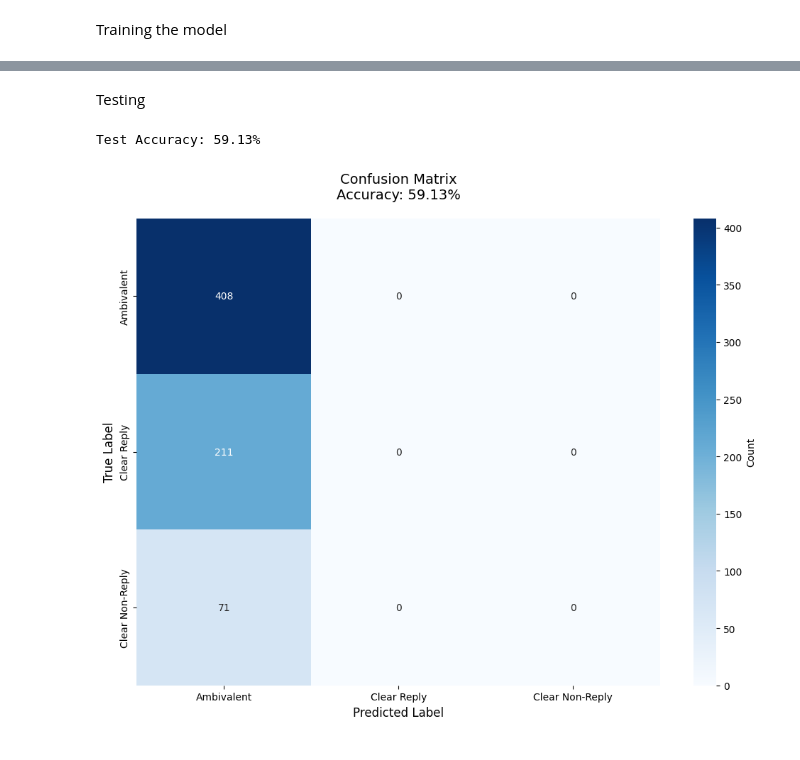
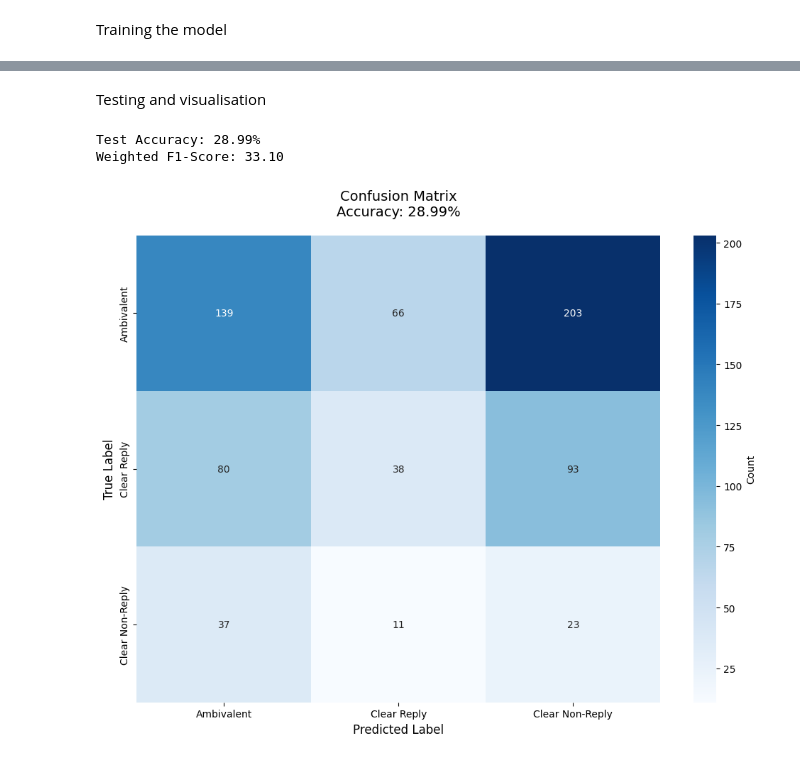
Before and after one commit to emni8523/nlp_semeval, a Jupyter notebook: notebooks/gru.ipynb, the cells around one changed output, grey strips where cells are left out. Drawn from its saved outputs; the diff is of its cells as text; code cells hidden in the pictures.

```diff
--- a/notebooks/gru.ipynb
+++ b/notebooks/gru.ipynb
@@ -34,0 +39,4 @@ df.head
+# %%
+df = pd.read_csv('../dataset/training_data_processed.csv')
+df = df.drop(columns=['gpt3.5_summary','gpt3.5_prediction'])
+print(df.head)
@@ -154,3 +334,8 @@ Number of test samples when straified: torch.Size([690, 256])
+# %%
+X_a_train, X_q_train, y_train = undersample_with_ratio(X_a_train, X_q_train, y_train)
+batch_size = 32
+train_dataset = TensorDataset(X_a_train, X_q_train, y_train)
+train_loader = DataLoader(train_dataset, batch_size=batch_size)
 # %% [markdown]
 GRU model
 # %%
@@ -209,10 +416,12 @@ Training the model
 # %%
 def train(model, loader, optimizer, loss_fn, epochs):
     for epoch in range(epochs):
-        print(f'Nr: {epoch}')
+        print(f'Nr: {epoch + 1}')
         total_loss = 0
         correct = 0
         total = 0
+        class_correct = torch.zeros(3)
+        class_total = torch.zeros(3)
 
         for X_q_batch, X_a_batch, y_batch in loader:
             optimizer.zero_grad()
@@ -228,13 +437,26 @@ def train(model, loader, optimizer, loss_fn, epochs):
             correct += (predicted == y_batch).sum().item()
             total += y_batch.size(0)
 
+            for c in range(3):
+                mask = y_batch == c
+                class_total[c] += mask.sum().item()
+                class_correct[c] += (predicted[mask] == y_batch[mask]).sum().item()
+
         accuracy = 100 * correct / total
         avg_loss = total_loss / len(loader)
         print(f"Epoch {epoch+1}/{epochs} - Loss: {avg_loss:.4f} - Accuracy: {accuracy:.2f}%")
 
+        print(" Per-class accuracy:")
+        for c in range(3):
+            if class_total[c] > 0:
+                class_acc = 100 * class_correct[c] / class_total[c]
+                print(f" Class {c}: {class_acc:.2f}% (n={int(class_total[c])})")
+            else:
+                print(f" Class {c}: No samples")
+        print()
+
     return model
 
-# Train the model
-num_epochs = 10
+num_epochs = 20
 trained_model = train(model, train_loader, optimizer, loss_fn, num_epochs)
 # %% [output]
@@ -261,10 +503,6 @@ Epoch 10/10 - Loss: 1.0771 - Accuracy: 52.76%
 # %% [markdown]
-Testing
+Testing and visualisation
 # %%
-import seaborn as sns
-from sklearn.metrics import confusion_matrix
-
-
 def evaluate(model, X_q_test, X_a_test, y_test, batch_size=32):
     model.eval()
     test_dataset = TensorDataset(X_q_test, X_a_test, y_test)
@@ -273,7 +511,6 @@ def evaluate(model, X_q_test, X_a_test, y_test, batch_size=32):
     correct = 0
     total = 0
 
-    # Store all predictions and true labels
     all_predictions = []
     all_labels = []
 
@@ -282,40 +519,39 @@ def evaluate(model, X_q_test, X_a_test, y_test, batch_size=32):
             log_probs = model(X_q_batch, X_a_batch)
             _, predicted = torch.max(log_probs, 1)
 
-            # Store predictions and labels
             all_predictions.extend(predicted.cpu().numpy())
             all_labels.extend(y_batch.cpu().numpy())
 
             correct += (predicted == y_batch).sum().item()
             total += y_batch.size(0)
 
     accuracy = 100 * correct / total
     print(f"Test Accuracy: {accuracy:.2f}%")
 
-    # Create confusion matrix
+    weighted_f1 = f1_score(all_labels, all_predictions, average='weighted') * 100
+    print(f"Weighted F1-Score: {weighted_f1:.2f}")
+
     cm = confusion_matrix(y_true=all_labels, y_pred=all_predictions)
 
-    # Plot confusion matrix
     plt.figure(figsize=(10, 8))
 
-    # Class labels (adjust these to your actual class names)
     class_names = ['Ambivalent', 'Clear Reply', 'Clear Non-Reply']
 
-    # Create heatmap
     sns.heatmap(cm, annot=True, fmt='d', cmap='Blues',
                 xticklabels=class_names,
                 yticklabels=class_names,
                 cbar_kws={'label': 'Count'})
 
     plt.title(f'Confusion Matrix\nAccuracy: {accuracy:.2f}%', fontsize=14, pad=20)
     plt.ylabel('True Label', fontsize=12)
     plt.xlabel('Predicted Label', fontsize=12)
     plt.tight_layout()
     plt.show()
 
     return accuracy, cm
 
 accuracy, confusion_mat = evaluate(trained_model, X_q_test, X_a_test, y_test)
 # %% [output]
-Test Accuracy: 59.13%
+Test Accuracy: 28.99%
+Weighted F1-Score: 33.10
-[figure, old version]
+[figure, new version]
```
Also changed, not shown: parts of 20 cells of this notebook.
